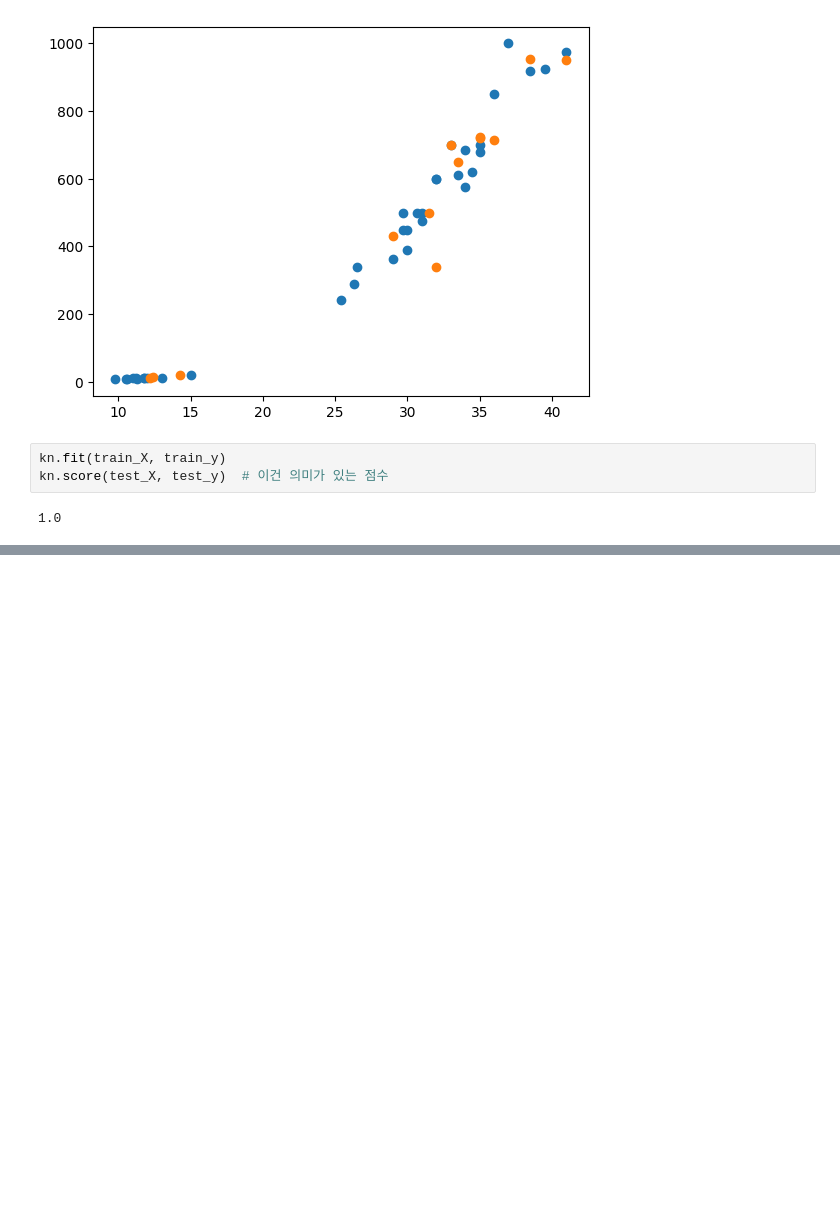
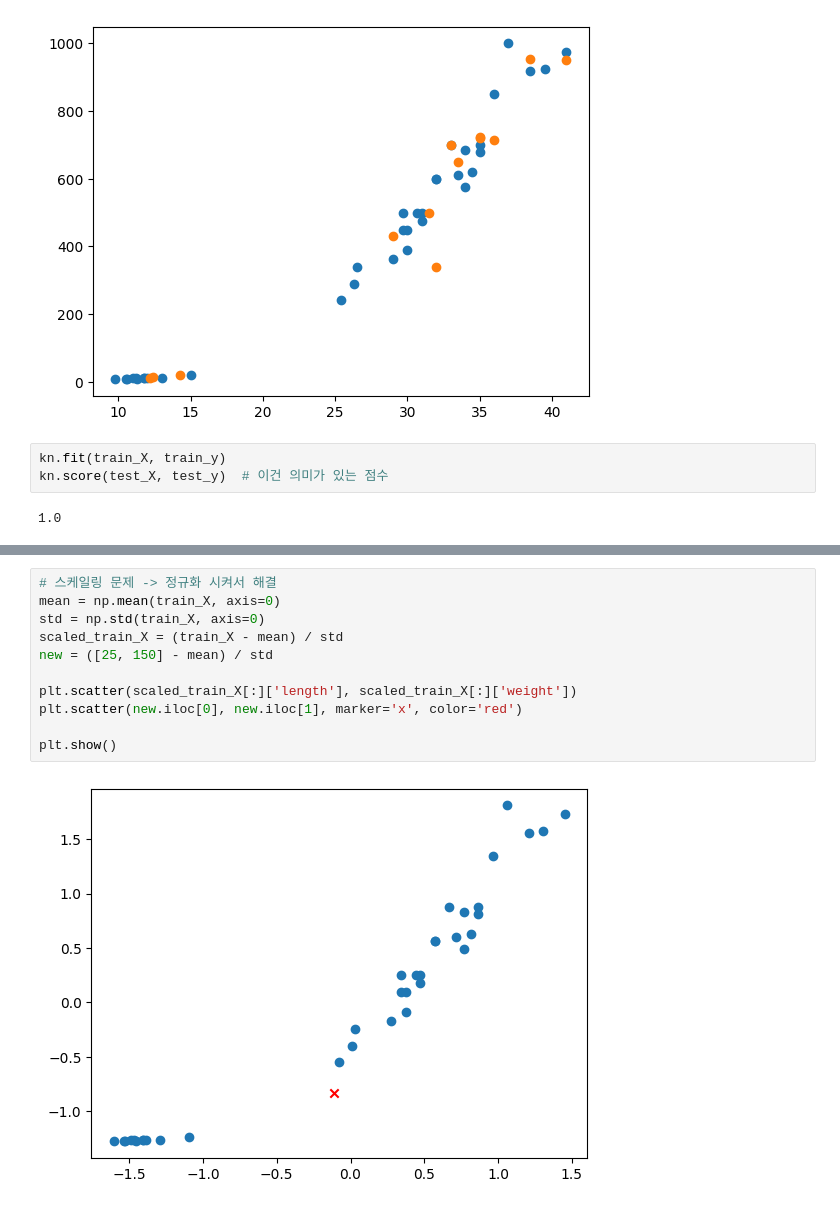
Before and after one commit to krystallinekim/TIL, a Jupyter notebook: Machine_Learning/강의자료/01_knn_class.ipynb, the cells around one changed output, grey strips where cells are left out. Drawn from its saved outputs; the diff is of its cells as text; blank space fills up the shorter version.

```diff
--- a/Machine_Learning/강의자료/01_knn_class.ipynb
+++ b/Machine_Learning/강의자료/01_knn_class.ipynb
@@ -118,0 +141,13 @@ kn.score(test_X, test_y)  # 이건 의미가 있는 점수
+# %%
+# 스케일링 문제 -> 정규화 시켜서 해결
+mean = np.mean(train_X, axis=0)
+std = np.std(train_X, axis=0)
+scaled_train_X = (train_X - mean) / std
+new = ([25, 150] - mean) / std
+
+plt.scatter(scaled_train_X[:]['length'], scaled_train_X[:]['weight'])
+plt.scatter(new.iloc[0], new.iloc[1], marker='x', color='red')
+
+plt.show()
+# %% [output]
+[figure, added]
```
Also changed, not shown: parts of 4 cells of this notebook.
